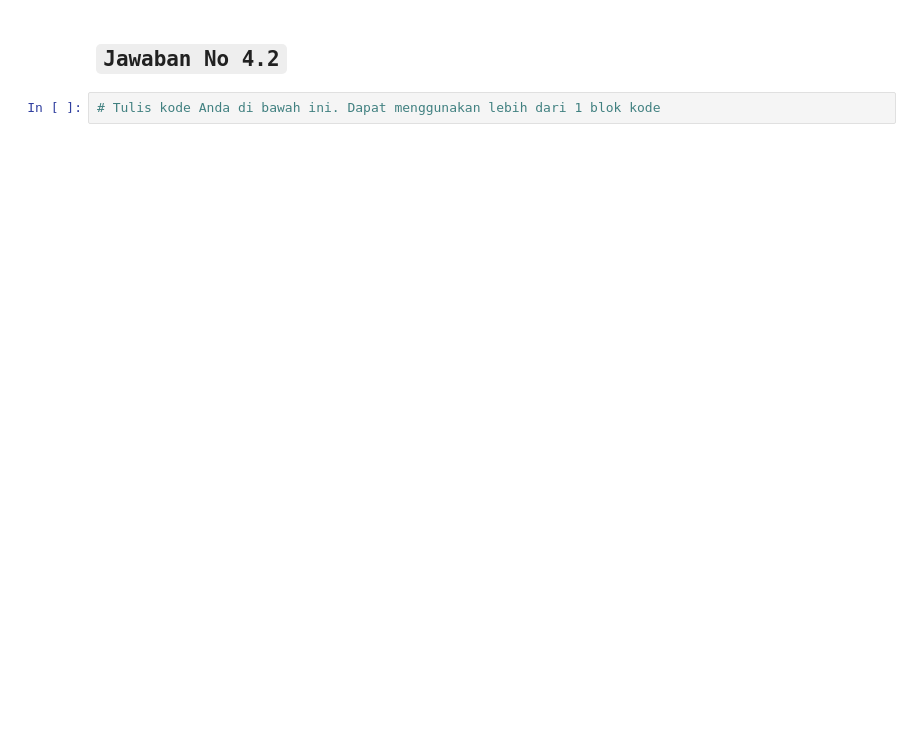
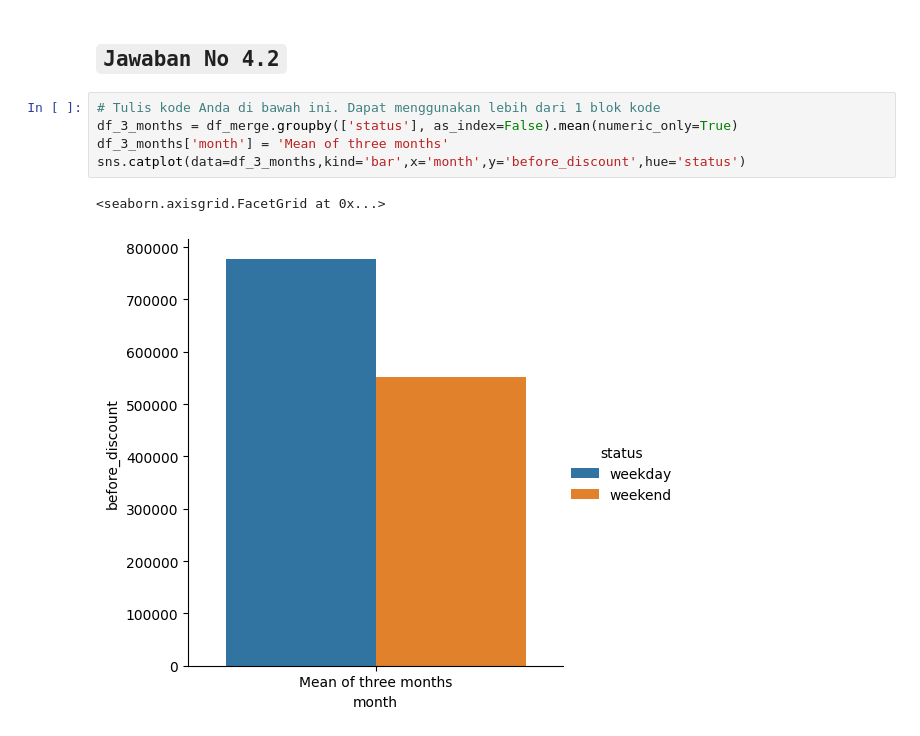
Before and after one commit to rizalrkp/sql-with-python, a Jupyter notebook: Mentoring_Python_DA11.ipynb, the cells around one changed output. Drawn from its saved outputs; the diff is of its cells as text; blank space fills up the shorter version.

```diff
--- a/Mentoring_Python_DA11.ipynb
+++ b/Mentoring_Python_DA11.ipynb
@@ -509,3 +489,9 @@ Regards
 ## `Jawaban No 4.2`
 # %%
 # Tulis kode Anda di bawah ini. Dapat menggunakan lebih dari 1 blok kode
+df_3_months = df_merge.groupby(['status'], as_index=False).mean(numeric_only=True)
+df_3_months['month'] = 'Mean of three months'
+sns.catplot(data=df_3_months,kind='bar',x='month',y='before_discount',hue='status')
+# %% [output]
+<seaborn.axisgrid.FacetGrid at 0x...>
+[figure, added]
```
Also changed, not shown: parts of 11 cells of this notebook.
